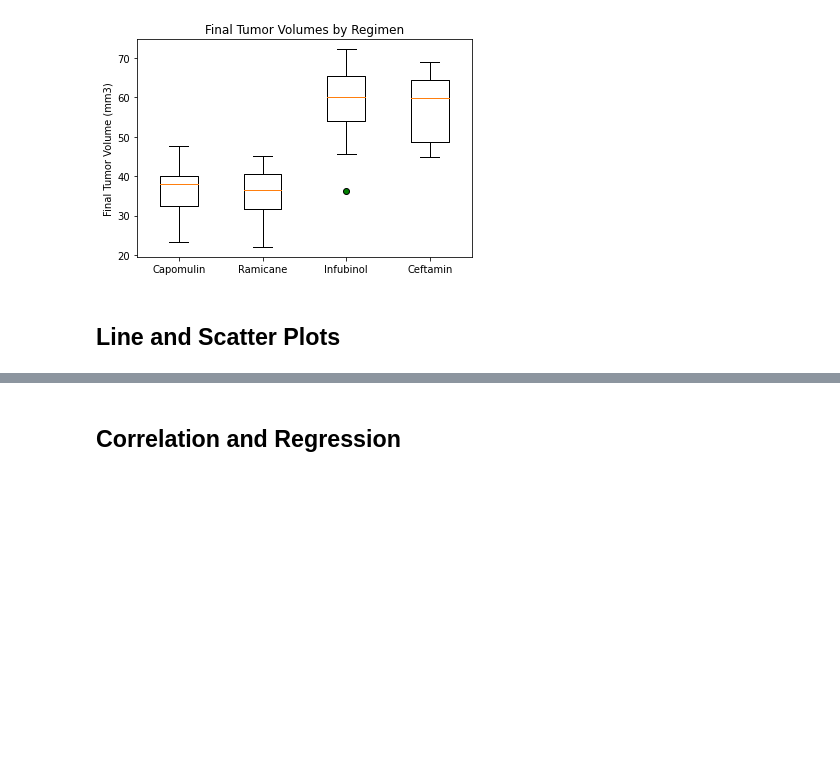
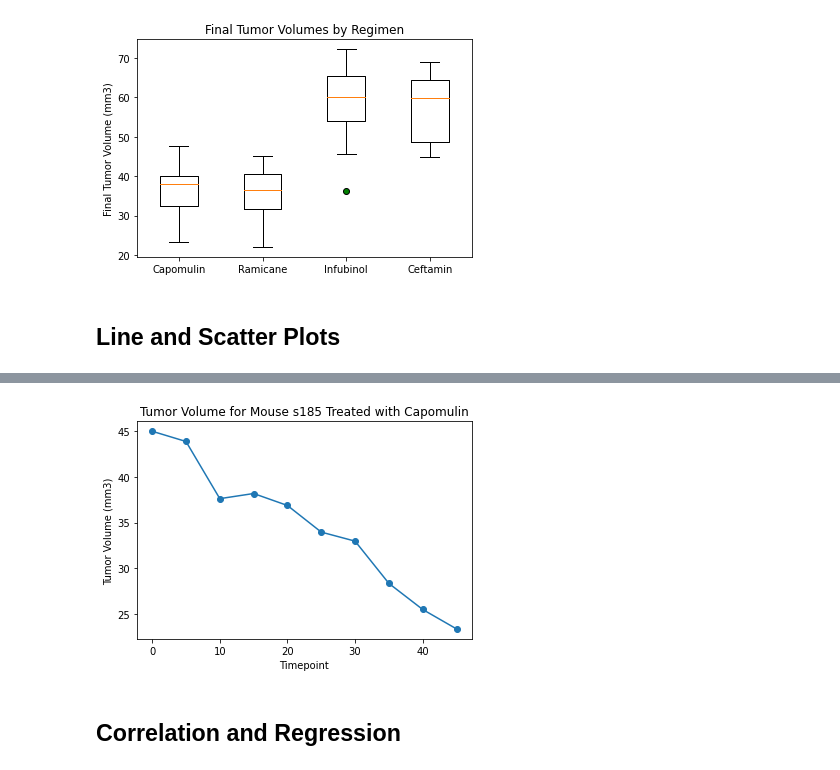
Before and after one commit to KDaceyx/Pymaceuticals, a Jupyter notebook: pymaceuticals_starter.ipynb, the cells around one changed output, grey strips where cells are left out. Drawn from its saved outputs; the diff is of its cells as text; code cells hidden in the pictures; blank space fills up the shorter version.

Commit message:
added line plot for example mouse

```diff
--- a/pymaceuticals_starter.ipynb
+++ b/pymaceuticals_starter.ipynb
@@ -264,5 +275,13 @@ plt.show()
 # %%
 # Generate a line plot of tumor volume vs. time point for a mouse treated with Capomulin
+c_mouse = clean_data.loc[clean_data['Mouse ID'] == 's185']
+plt.plot(c_mouse['Timepoint'], c_mouse['Tumor Volume (mm3)'], marker='o')
+plt.xlabel('Timepoint')
+plt.ylabel('Tumor Volume (mm3)')
+plt.title('Tumor Volume for Mouse s185 Treated with Capomulin')
+plt.show()
+# %% [output]
+[figure, added]
 # %%
 # Generate a scatter plot of average tumor volume vs. mouse weight for the Capomulin regimen
 # %% [markdown]
```
Also changed, not shown: parts of 1 cell of this notebook.
